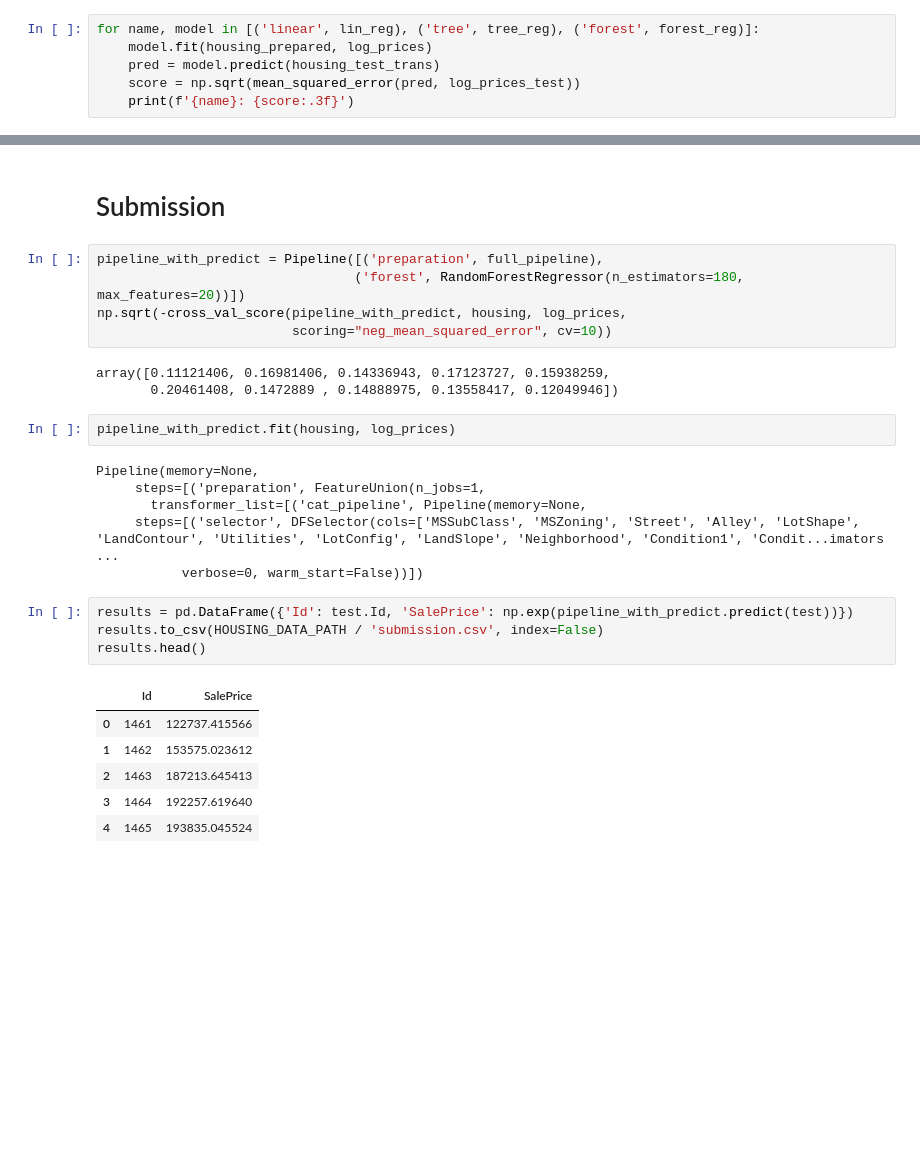
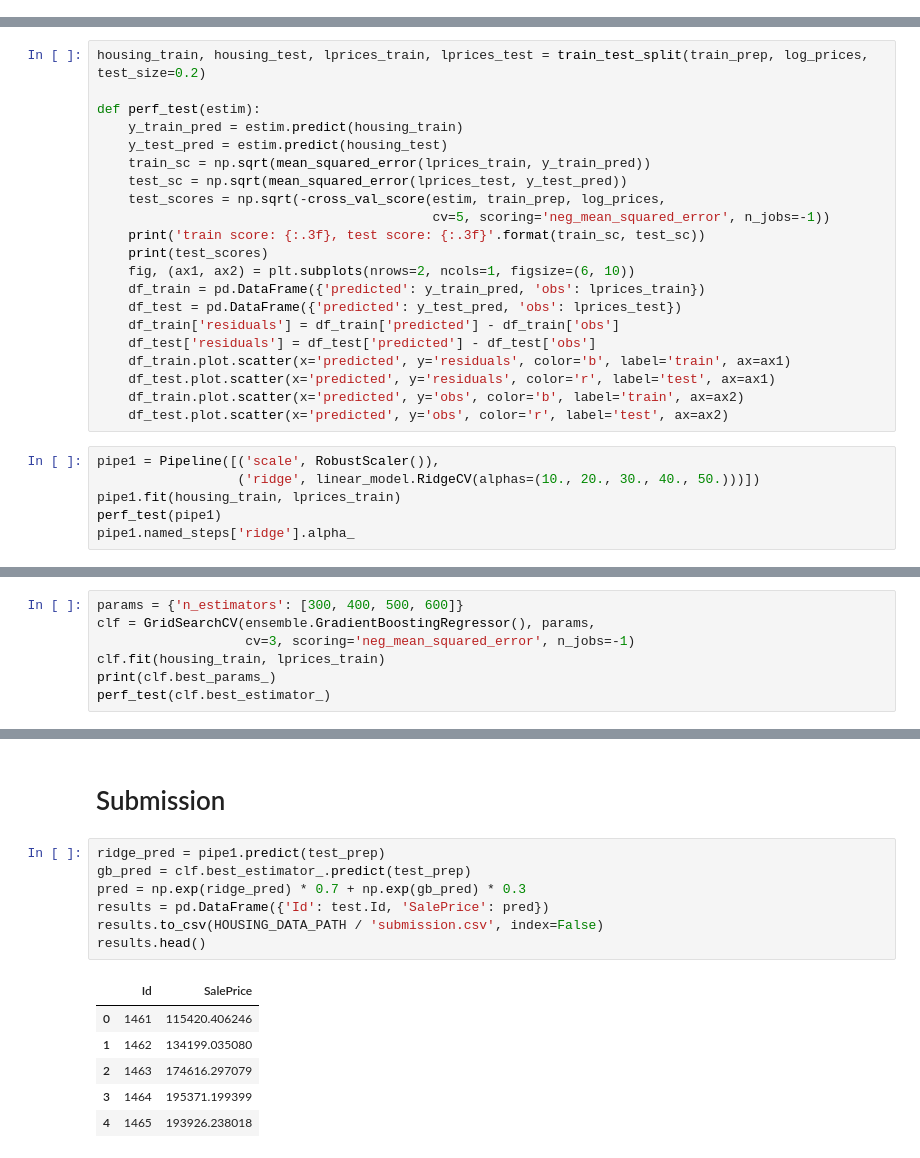
Before and after one commit to efbulle/datascience_exp, a Jupyter notebook: housing.ipynb, the cells around one changed output, grey strips where cells are left out. Cells and saved outputs as stored; diff of their text form; blank space fills up the shorter version.

Commit message:
Refactor with help from other notebooks
Submission score 0.12289 rank 1070

```diff
--- a/housing.ipynb
+++ b/housing.ipynb
@@ -317,6 +345,0 @@ housing_test_trans.shape
-# %%
-for name, model in [('linear', lin_reg), ('tree', tree_reg), ('forest', forest_reg)]:
-    model.fit(housing_prepared, log_prices)
-    pred = model.predict(housing_test_trans)
-    score = np.sqrt(mean_squared_error(pred, log_prices_test))
-    print(f'{name}: {score:.3f}')
@@ -366,0 +346,27 @@ for mean_score, params in zip(cvres["mean_test_score"], cvres["params"]):
+# %%
+housing_train, housing_test, lprices_train, lprices_test = train_test_split(train_prep, log_prices, test_size=0.2)
+
+def perf_test(estim):
+    y_train_pred = estim.predict(housing_train)
+    y_test_pred = estim.predict(housing_test)
+    train_sc = np.sqrt(mean_squared_error(lprices_train, y_train_pred))
+    test_sc = np.sqrt(mean_squared_error(lprices_test, y_test_pred))
+    test_scores = np.sqrt(-cross_val_score(estim, train_prep, log_prices,
+                                           cv=5, scoring='neg_mean_squared_error', n_jobs=-1))
+    print('train score: {:.3f}, test score: {:.3f}'.format(train_sc, test_sc))
+    print(test_scores)
+    fig, (ax1, ax2) = plt.subplots(nrows=2, ncols=1, figsize=(6, 10))
+    df_train = pd.DataFrame({'predicted': y_train_pred, 'obs': lprices_train})
+    df_test = pd.DataFrame({'predicted': y_test_pred, 'obs': lprices_test})
+    df_train['residuals'] = df_train['predicted'] - df_train['obs']
+    df_test['residuals'] = df_test['predicted'] - df_test['obs']
+    df_train.plot.scatter(x='predicted', y='residuals', color='b', label='train', ax=ax1)
+    df_test.plot.scatter(x='predicted', y='residuals', color='r', label='test', ax=ax1)
+    df_train.plot.scatter(x='predicted', y='obs', color='b', label='train', ax=ax2)
+    df_test.plot.scatter(x='predicted', y='obs', color='r', label='test', ax=ax2)
+# %%
+pipe1 = Pipeline([('scale', RobustScaler()),
+                  ('ridge', linear_model.RidgeCV(alphas=(10., 20., 30., 40., 50.)))])
+pipe1.fit(housing_train, lprices_train)
+perf_test(pipe1)
+pipe1.named_steps['ridge'].alpha_
@@ -366,0 +378,7 @@ for mean_score, params in zip(cvres["mean_test_score"], cvres["params"]):
+# %%
+params = {'n_estimators': [300, 400, 500, 600]}
+clf = GridSearchCV(ensemble.GradientBoostingRegressor(), params,
+                   cv=3, scoring='neg_mean_squared_error', n_jobs=-1)
+clf.fit(housing_train, lprices_train)
+print(clf.best_params_)
+perf_test(clf.best_estimator_)
@@ -367,29 +390,16 @@ for mean_score, params in zip(cvres["mean_test_score"], cvres["params"]):
 # %% [markdown]
 # Submission
-# %%
-pipeline_with_predict = Pipeline([('preparation', full_pipeline),
-                                 ('forest', RandomForestRegressor(n_estimators=180, max_features=20))])
-np.sqrt(-cross_val_score(pipeline_with_predict, housing, log_prices,
-                         scoring="neg_mean_squared_error", cv=10))
-# %% [output]
-array([0.11121406, 0.16981406, 0.14336943, 0.17123727, 0.15938259,
-       0.20461408, 0.1472889 , 0.14888975, 0.13558417, 0.12049946])
-# %%
-pipeline_with_predict.fit(housing, log_prices)
-# %% [output]
-Pipeline(memory=None,
-     steps=[('preparation', FeatureUnion(n_jobs=1,
-       transformer_list=[('cat_pipeline', Pipeline(memory=None,
-     steps=[('selector', DFSelector(cols=['MSSubClass', 'MSZoning', 'Street', 'Alley', 'LotShape', 'LandContour', 'Utilities', 'LotConfig', 'LandSlope', 'Neighborhood', 'Condition1', 'Condit...imators ...
-           verbose=0, warm_start=False))])
 # %%
-results = pd.DataFrame({'Id': test.Id, 'SalePrice': np.exp(pipeline_with_predict.predict(test))})
+ridge_pred = pipe1.predict(test_prep)
+gb_pred = clf.best_estimator_.predict(test_prep)
+pred = np.exp(ridge_pred) * 0.7 + np.exp(gb_pred) * 0.3
+results = pd.DataFrame({'Id': test.Id, 'SalePrice': pred})
 results.to_csv(HOUSING_DATA_PATH / 'submission.csv', index=False)
 results.head()
 # %% [output]
 |  | Id | SalePrice |
-| 0 | 1461 | 122737.415566 |
-| 1 | 1462 | 153575.023612 |
-| 2 | 1463 | 187213.645413 |
-| 3 | 1464 | 192257.619640 |
-| 4 | 1465 | 193835.045524 |
+| 0 | 1461 | 115420.406246 |
+| 1 | 1462 | 134199.035080 |
+| 2 | 1463 | 174616.297079 |
+| 3 | 1464 | 195371.199399 |
+| 4 | 1465 | 193926.238018 |
```
Also changed, not shown: parts of 50 cells of this notebook, 1 other file.
